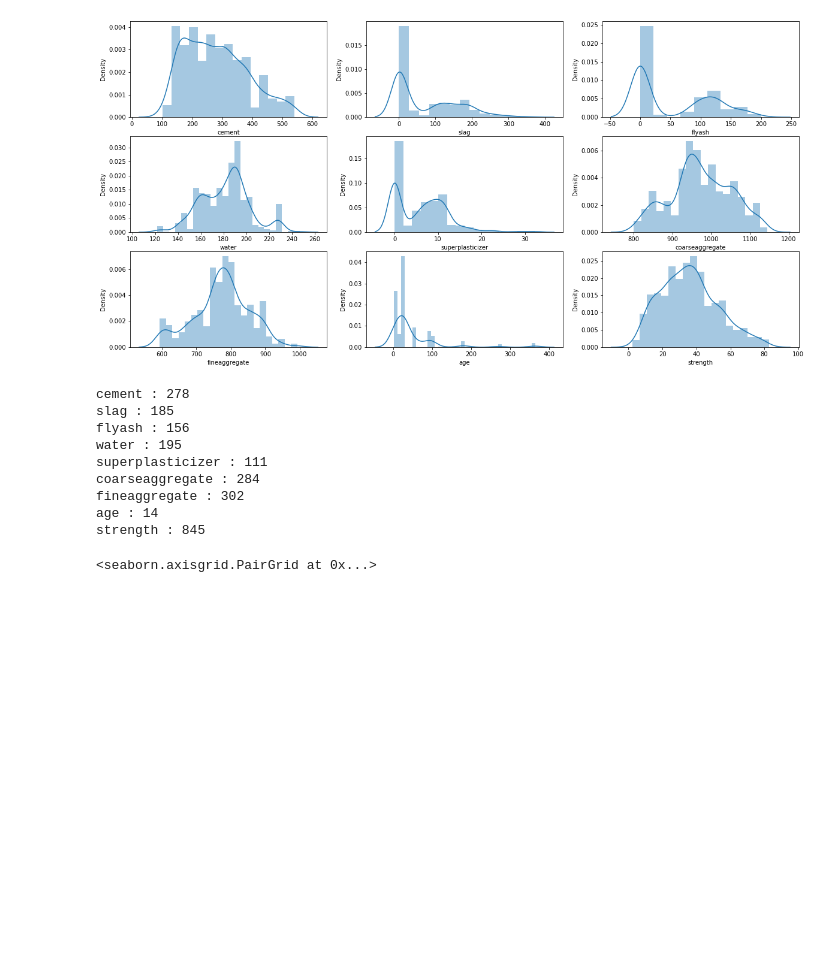
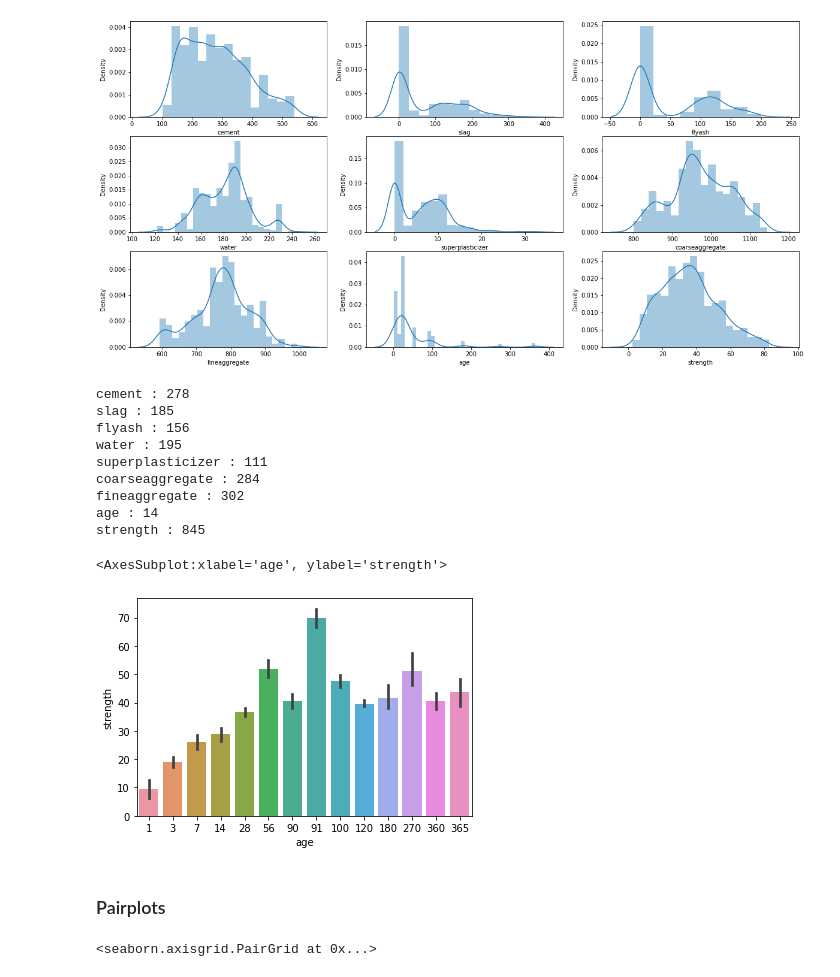
Before and after one commit to VishalWadagavi/Regression_Projects, a Jupyter notebook: Concrete_Compressive_Strength_Prediction.ipynb, the cells around one changed output. Cells and saved outputs as stored; diff of their text form; code cells hidden in the pictures; blank space fills up the shorter version.

```diff
--- a/Concrete_Compressive_Strength_Prediction.ipynb
+++ b/Concrete_Compressive_Strength_Prediction.ipynb
@@ -79,6 +83,13 @@ coarseaggregate : 284
 fineaggregate : 302
 age : 14
 strength : 845
+# %%
+sns.barplot(df['age'],df['strength'],bi)
+# %% [output]
+<AxesSubplot:xlabel='age', ylabel='strength'>
+[figure, added]
+# %% [markdown]
+### Pairplots
 # %%
 sns.pairplot(df)
 # %% [output]
```
Also changed, not shown: parts of 27 cells of this notebook.
